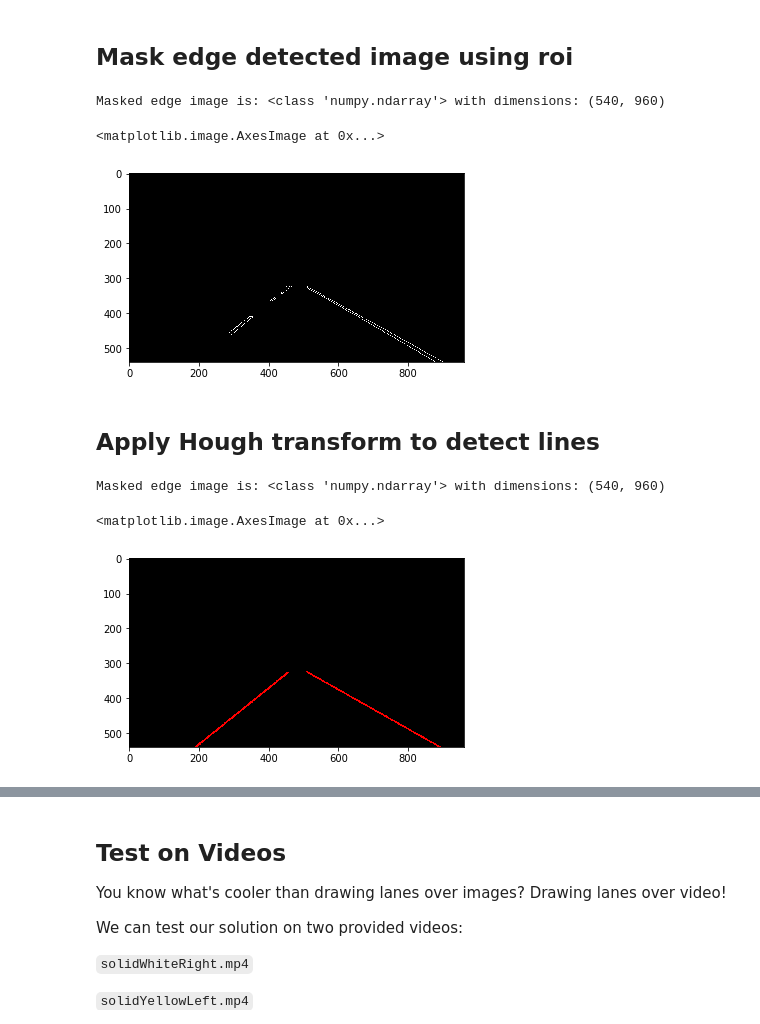
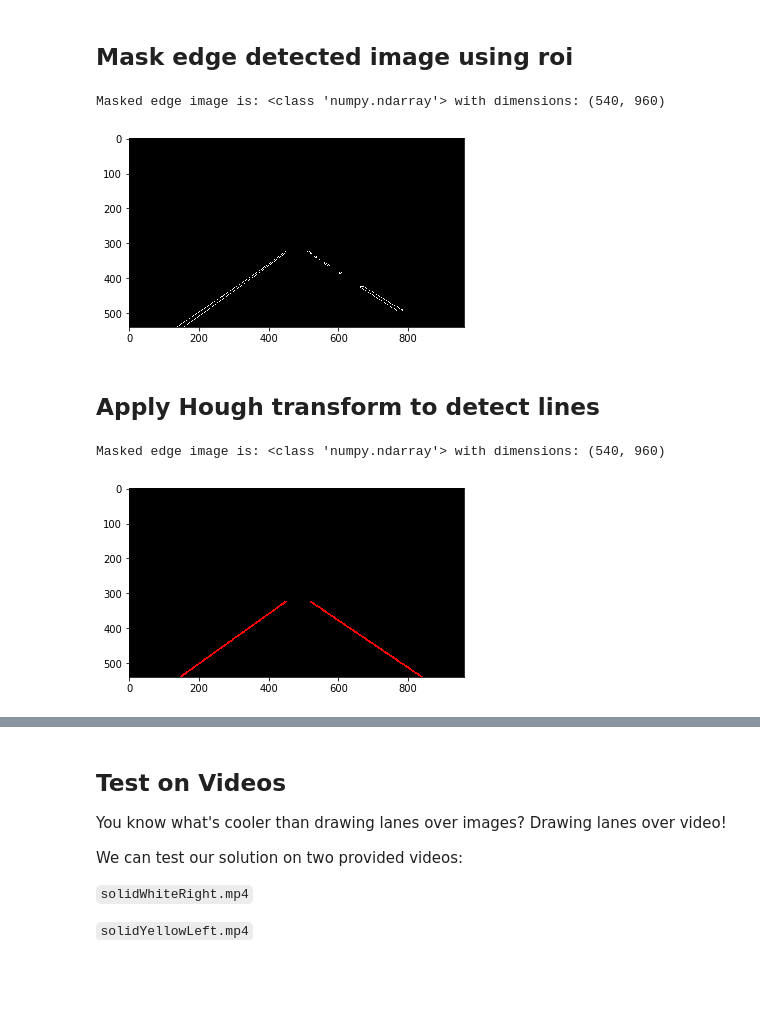
Before and after one commit to fjp/CarND-LaneLines-P1, a Jupyter notebook: P1.ipynb, the cells around one changed output, grey strips where cells are left out. Drawn from its saved outputs; the diff is of its cells as text; code cells hidden in the pictures; blank space fills up the shorter version.

Commit message:
improved lane line detection using least squares regression and wrote writeup

```diff
--- a/P1.ipynb
+++ b/P1.ipynb
@@ -51,7 +51,7 @@ import cv2
 ## Read in an Image
 # %%
 #reading in an image
-image = mpimg.imread('test_images/solidWhiteRight.jpg')
+image = mpimg.imread('test_images/solidYellowLeft.jpg')
 
 #printing out some stats and plotting
 print('This image is:', type(image), 'with dimensions:', image.shape)
@@ -247,10 +263,13 @@ Try tuning the various parameters, especially the low and high Canny thresholds
 # then save them to the test_images directory.
 
 # Read in and grayscale the image
-image = mpimg.imread('test_images/solidWhiteCurve.jpg')
+#image = mpimg.imread('test_images/solidWhiteCurve.jpg')
+image = mpimg.imread('test_images/solidYellowLeft.jpg')
+
 gray = grayscale(image)
 
 print('This image is:', type(gray), 'with dimensions:', gray.shape)
 plt.imshow(gray, cmap='gray')
+plt.savefig('test_images_output/gray.jpg')
 # %% [output]
 This image is: <class 'numpy.ndarray'> with dimensions: (540, 960)
@@ -289,10 +307,23 @@ Canny result image is: <class 'numpy.ndarray'> with dimensions: (540, 960)
 # Define a four sided polygon to mask
 imshape = image.shape
 print(imshape)
-vertices = np.array([[(imshape[1]*0.15,imshape[0]),(imshape[1]*0.45, imshape[0]*0.6), (imshape[1]*0.55, imshape[0]*0.6), (imshape[1],imshape[0])]], dtype=np.int32)
+x_bottom_left = imshape[1]*0.1
+y_bottom_left = imshape[0]
+
+x_top_left = imshape[1]*0.45
+y_top_left = imshape[0]*0.6
+
+x_top_right = imshape[1]*0.55
+y_top_right = imshape[0]*0.6
+
+x_bottom_right = imshape[1]*0.95
+y_bottom_right = imshape[0]
+
+vertices = np.array([[(x_bottom_left,y_bottom_left),(x_top_left, y_top_left), (x_top_right, y_top_right), (x_bottom_right,y_bottom_right)]], dtype=np.int32)
 
 image_roi = np.copy(image)
 cv2.polylines(image_roi, vertices, 1, (255, 0, 0), thickness=3)
-plt.imshow(image_roi, cmap='gray')
+plt.imshow(image_roi)
+plt.savefig('test_images_output/roi.jpg')
 # %% [output]
 (540, 960, 3)
@@ -306,33 +336,33 @@ masked_edges = region_of_interest(edges, vertices)
 
 print('Masked edge image is:', type(blur_gray), 'with dimensions:', gray.shape)
 plt.imshow(masked_edges, cmap='gray')
+plt.savefig('test_images_output/mask.jpg')
 # %% [output]
 Masked edge image is: <class 'numpy.ndarray'> with dimensions: (540, 960)
-<matplotlib.image.AxesImage at 0x...>
-[figure, old version]
+[figure, new version]
 # %% [markdown]
 ## Apply Hough transform to detect lines
 # %%
 # Define the Hough transform parameters
 # Make a blank the same size as our image to draw on
-rho = 2
-theta = np.pi/180
-threshold = 50
-min_line_length = 50
-max_line_gap = 200
+rho = 1           # distance resolution in pixels of the Hough grid
+theta = np.pi/180 # angular resolution in radians of the Hough grid
+threshold = 10 #15    # minimum number of votes (intersections in Hough grid cell)
+min_line_len = 5 #40 # minimum number of pixels making up a line
+max_line_gap = 2 #20 # maximum gap in pixels between connectable line segments
 
 # Run Hough on edge detected image
 # Iterate over the output "lines" and draw lines on the blank
 # Create a "color" binary image to combine with line image
 # Draw the lines on the edge image
 line_image = hough_lines(masked_edges, rho, theta, threshold, min_line_length, max_line_gap)
 
 print('Masked edge image is:', type(blur_gray), 'with dimensions:', gray.shape)
 plt.imshow(line_image, cmap='gray')
+plt.savefig('test_images_output/hough.jpg')
 # %% [output]
 Masked edge image is: <class 'numpy.ndarray'> with dimensions: (540, 960)
-<matplotlib.image.AxesImage at 0x...>
-[figure, old version]
+[figure, new version]
 # %%
 # Create a "color" binary image to combine with line image
 color_edges = weighted_img(line_image, image, α=0.8, β=1., λ=0.)
```
Also changed, not shown: parts of 12 cells of this notebook, 13 other files.
